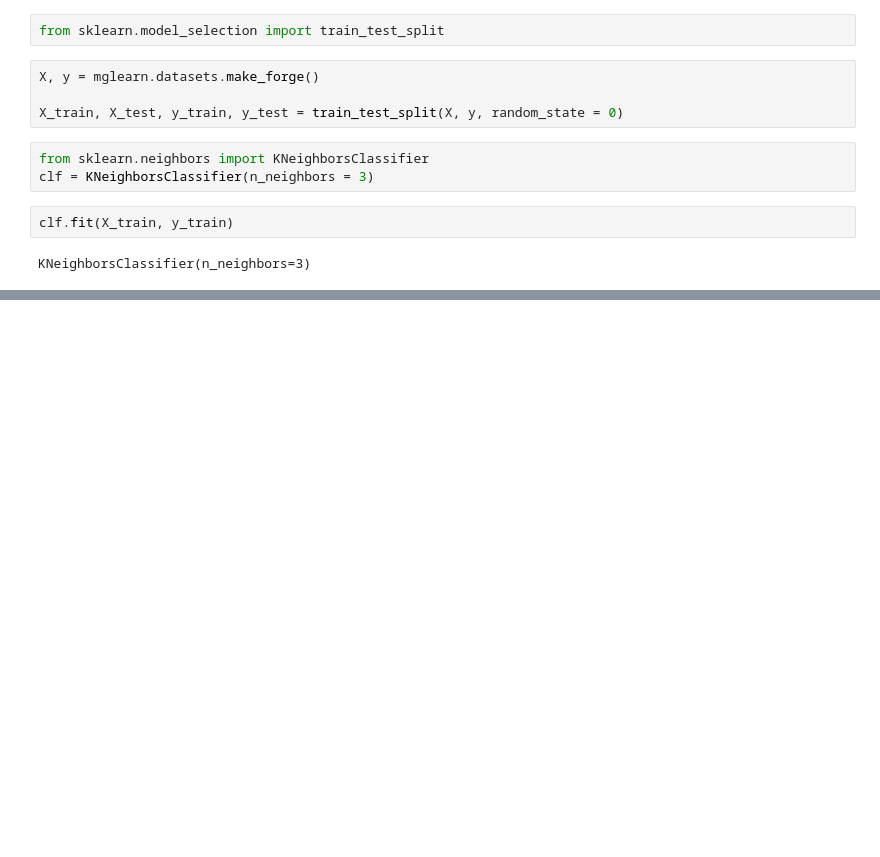
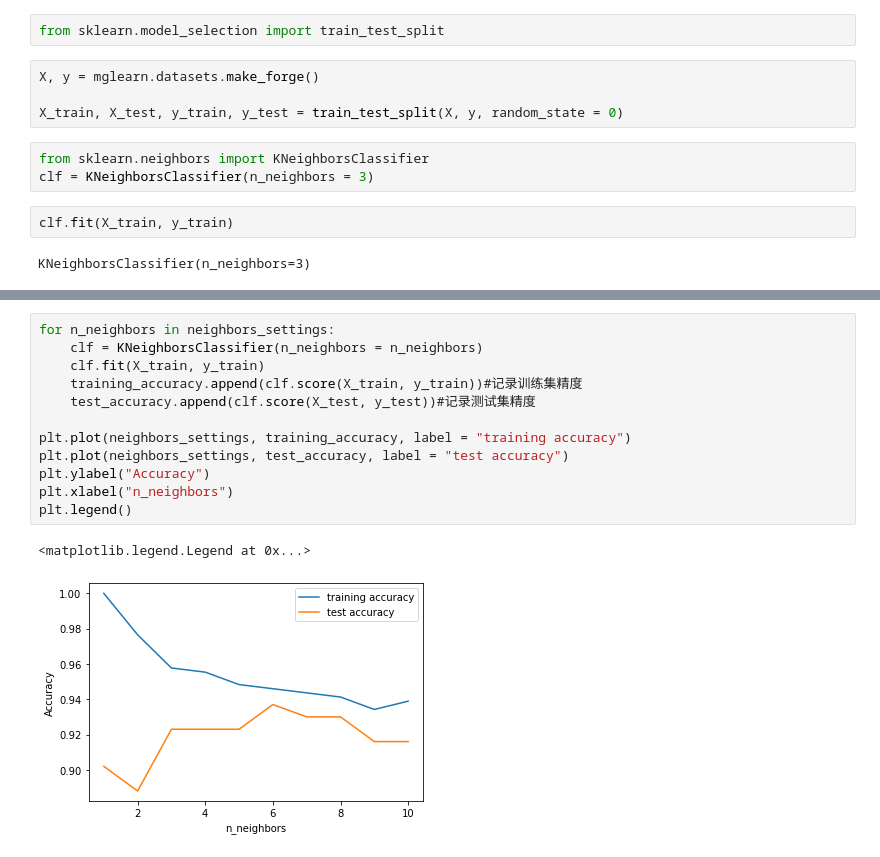
Before and after one commit to AaronZheng87/Python_ML-notes, a Jupyter notebook: chapter/第二章_监督学习.ipynb, the cells around one changed output, grey strips where cells are left out. Cells and saved outputs as stored; diff of their text form; blank space fills up the shorter version.

```diff
--- a/chapter/第二章_监督学习.ipynb
+++ b/chapter/第二章_监督学习.ipynb
@@ -117,0 +155,15 @@ print("")
+# %%
+for n_neighbors in neighbors_settings:
+    clf = KNeighborsClassifier(n_neighbors = n_neighbors)
+    clf.fit(X_train, y_train)
+    training_accuracy.append(clf.score(X_train, y_train))#记录训练集精度
+    test_accuracy.append(clf.score(X_test, y_test))#记录测试集精度
+
+plt.plot(neighbors_settings, training_accuracy, label = "training accuracy")
+plt.plot(neighbors_settings, test_accuracy, label = "test accuracy")
+plt.ylabel("Accuracy")
+plt.xlabel("n_neighbors")
+plt.legend()
+# %% [output]
+<matplotlib.legend.Legend at 0x...>
+[figure, added]
```
Also changed, not shown: parts of 47 cells of this notebook, 6 other files.
